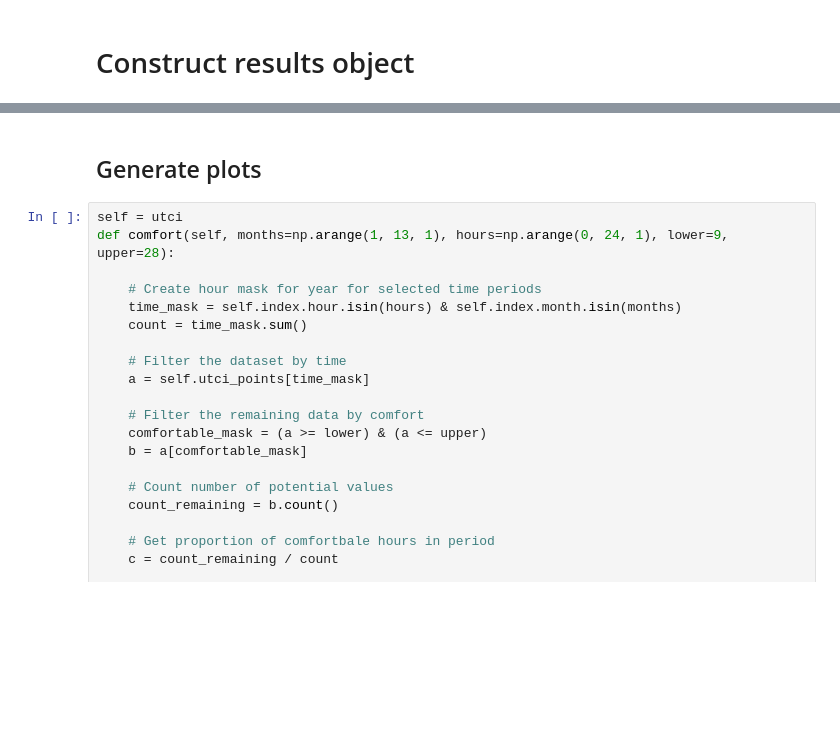
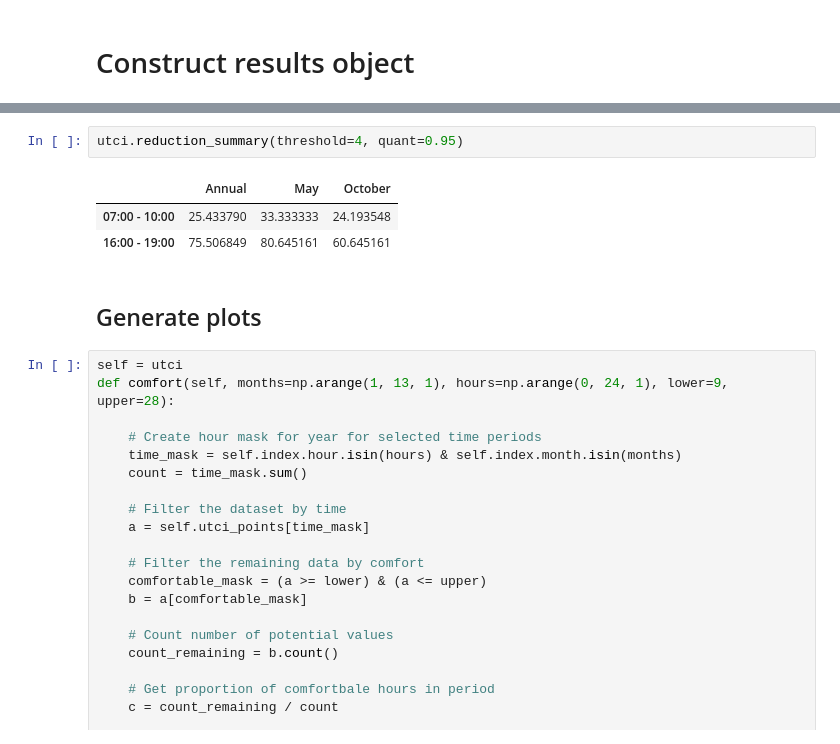
Before and after one commit to tg359/oshe, a Jupyter notebook: Postprocess.ipynb, the cells around one changed output, grey strips where cells are left out. Cells and saved outputs as stored; diff of their text form; blank space fills up the shorter version.

```diff
--- a/Postprocess.ipynb
+++ b/Postprocess.ipynb
@@ -181,3 +217,9 @@ utci = tc.plot.UTCI_(of_utci, universal_thermal_climate_index, points)
+# %%
+utci.reduction_summary(threshold=4, quant=0.95)
+# %% [output]
+|  | Annual | May | October |
+| 07:00 - 10:00 | 25.433790 | 33.333333 | 24.193548 |
+| 16:00 - 19:00 | 75.506849 | 80.645161 | 60.645161 |
 # %% [markdown]
 ## Generate plots
 # %%
```
Also changed, not shown: parts of 8 cells of this notebook, 7 other files.
